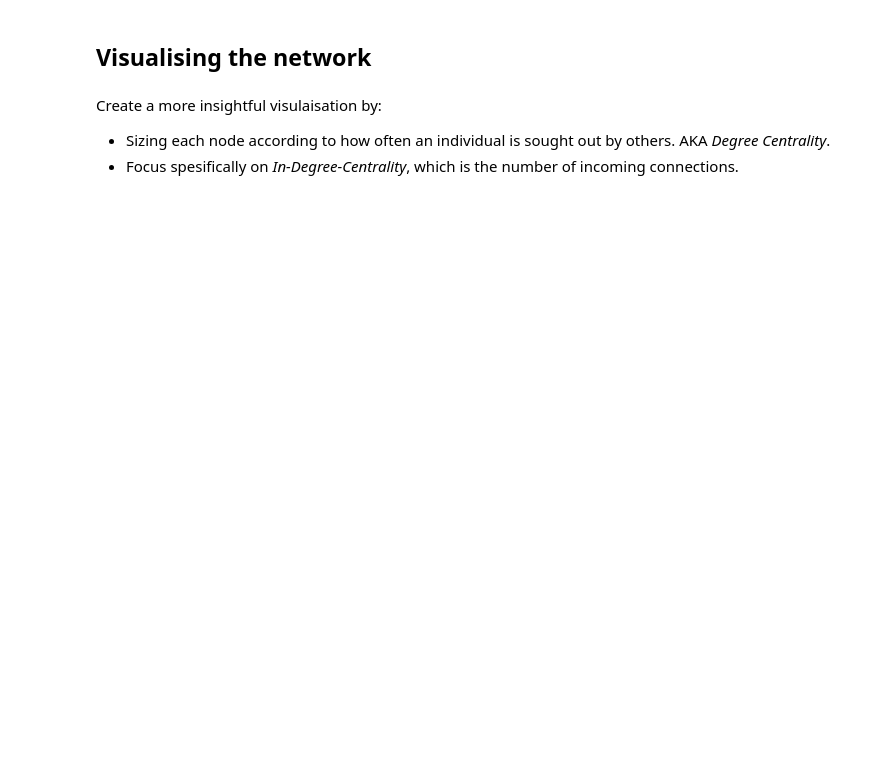
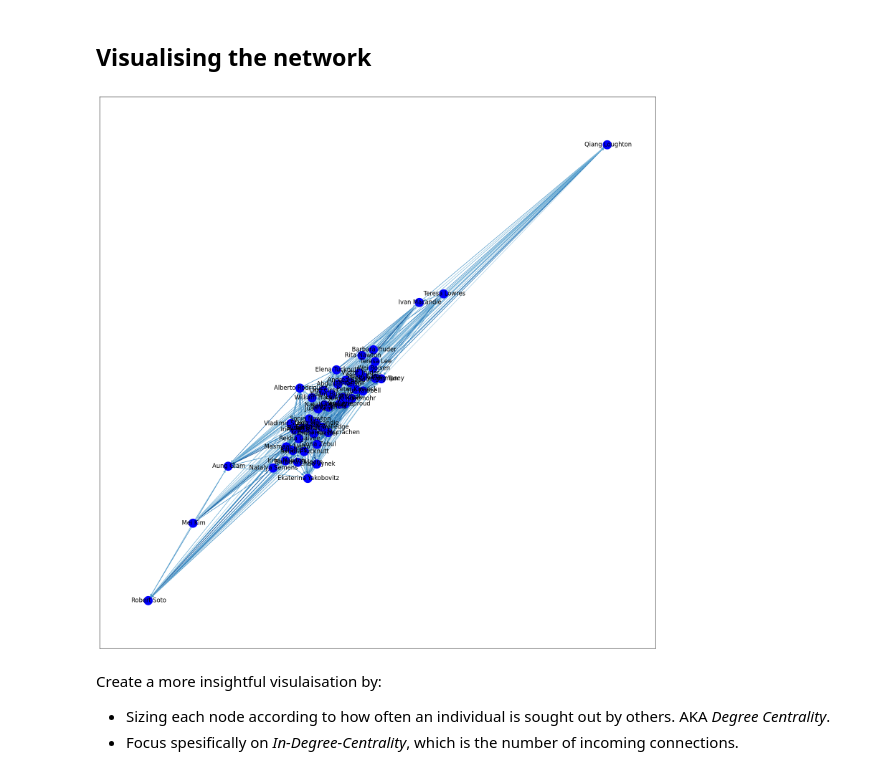
Before and after one commit to TennilleHardy/Organisational-Network-Analysis, a Jupyter notebook: organisation-network-analysis.ipynb, the cells around one changed output. Cells and saved outputs as stored; diff of their text form; code cells hidden in the pictures; blank space fills up the shorter version.

Commit message:
Kaggle Notebook | Organisation Network Analysis | Version 6

```diff
--- a/organisation-network-analysis.ipynb
+++ b/organisation-network-analysis.ipynb
@@ -172,3 +210,29 @@ nx.draw_networkx(network_graph,
+# %%
+# Normalize ego scores to range [0, 1]
+normalized_scores = (network_data['ego_score'] - min(network_data['ego_score'])) / (max(network_data['ego_score']) - min(network_data['ego_score']))
+
+# Use a colormap to map the normalized scores to colors
+cmap = plt.cm.Blues
+
+# Create a color list using the colormap
+edge_colors = [cmap(score) for score in normalized_scores]
+
+# Use the networkx library to visualize the network
+network_graph = nx.from_pandas_edgelist(network_data,
+                                         source='ego',
+                                         target='alter',
+                                         create_using=nx.DiGraph())
+
+plt.figure(figsize=(20, 20))  # Change the default plot size
+nx.draw_networkx(network_graph,
+                 arrows=True,
+                 node_color='b',
+                 edge_color=edge_colors,  # Use the edge colors list
+                 edge_cmap=cmap)
+
+plt.show()
+# %% [output]
+[figure, added]
 # %% [markdown]
 Create a more insightful visulaisation by:
 
```
Also changed, not shown: parts of 11 cells of this notebook.
